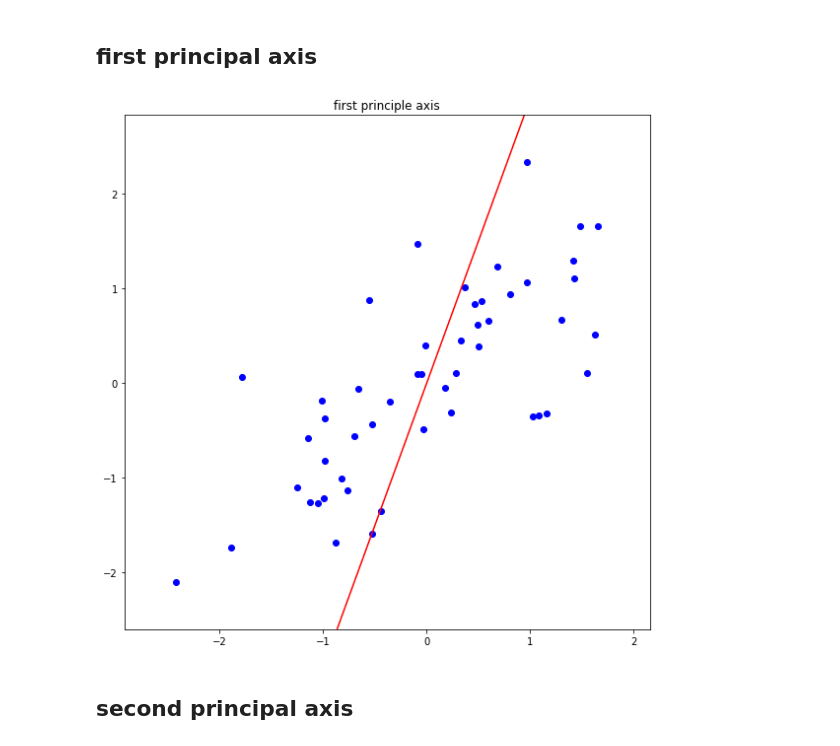
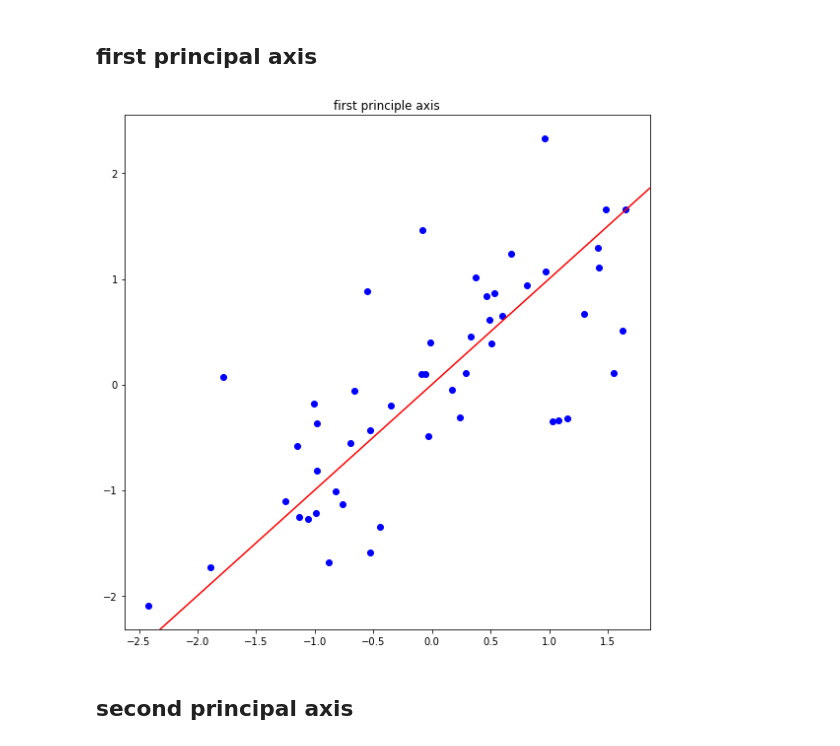
Before and after one commit to sejongpyo/Studies, a Jupyter notebook: 12/assignment_12.ipynb, the cells around one changed output. Saved outputs shown, nothing was run; the diff lists cells and outputs as text; code cells hidden in the pictures.

```diff
--- a/12/assignment_12.ipynb
+++ b/12/assignment_12.ipynb
@@ -91,15 +91,14 @@ plt.show()
 # %%
 plt.figure(figsize=(8,8))
 plt.title('first principle axis')
-# ===================================================
-# fill up the blank
-#
-#
-# ===================================================
+plt.scatter(x_Z, y_Z, c = 'blue')
+
+plt.axline([0, 0], [U[0, 1], U[1, 1]], color = 'red')
+
 plt.tight_layout()
 plt.show()
 # %% [output]
-[figure, old version]
+[figure, new version]
 # %% [markdown]
 ## second principal axis
 # %%
```
